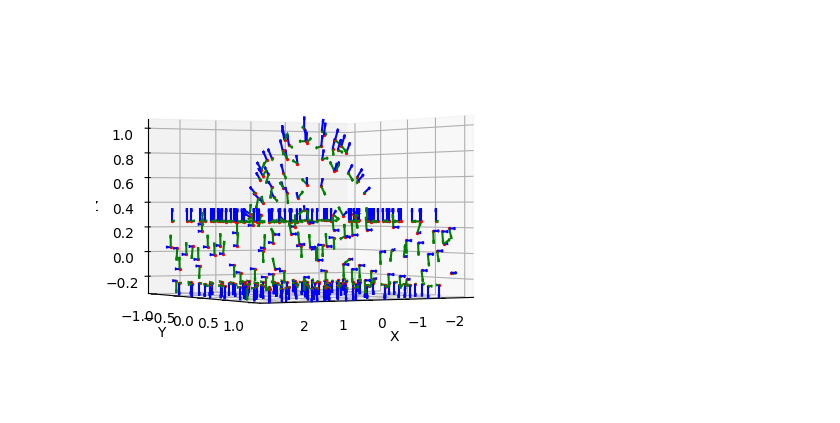
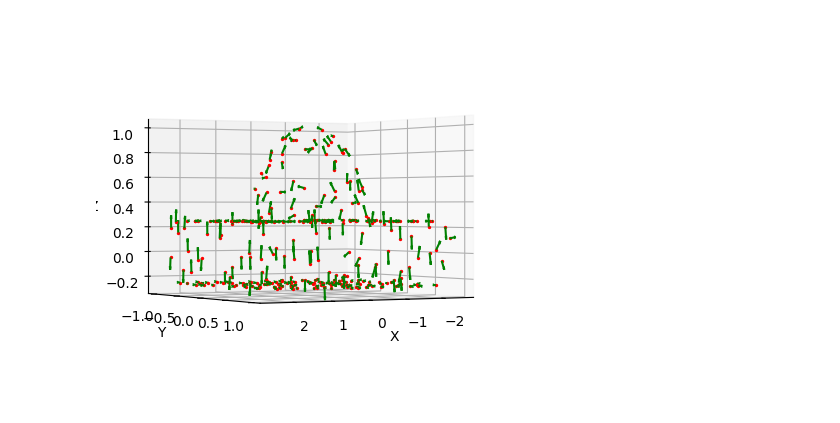
Before and after one commit to vinca0224/3D, a Jupyter notebook: sampleAndNormal.ipynb, the cells around one changed output. Drawn from its saved outputs; the diff is of its cells as text; code cells hidden in the pictures.

```diff
--- a/sampleAndNormal.ipynb
+++ b/sampleAndNormal.ipynb
@@ -35,31 +35,31 @@ for i in range(len(samples)):
 # %%
 import matplotlib.pyplot as plt
 
 fig = plt.figure()
 ax = fig.add_subplot(111, projection='3d')
 
 # 샘플링된 점과 그 점에서의 법선 벡터 시각화
 for i in range(len(samples)):
 
     # 샘플링된 점 그리기
     ax.scatter(samples[i][0], samples[i][1], samples[i][2], color='red', s=2)
 
-    # 법선 벡터 그리기
-    ax.quiver(samples[i][0], samples[i][1], samples[i][2],
-              normals[i][0], normals[i][1], normals[i][2],
-              length=0.1, color='blue')
+    # # 법선 벡터 그리기
+    # ax.quiver(samples[i][0], samples[i][1], samples[i][2],
+    #           normals[i][0], normals[i][1], normals[i][2],
+    #           length=0.1, color='blue')
 
     # 탄젠트 벡터 그리기
     ax.quiver(samples[i][0], samples[i][1], samples[i][2],
               tangents[i][0], tangents[i][1], tangents[i][2],
               length=0.1, color='green')
 
 # 축과 제목 설정
 ax.set_xlabel('X')
 ax.set_ylabel('Y')
 ax.set_zlabel('Z')
 ax.view_init(elev=0, azim=60)
 
 plt.show()
 # %% [output]
-[figure, old version]
+[figure, new version]
```
Also changed, not shown: parts of 1 cell of this notebook.
